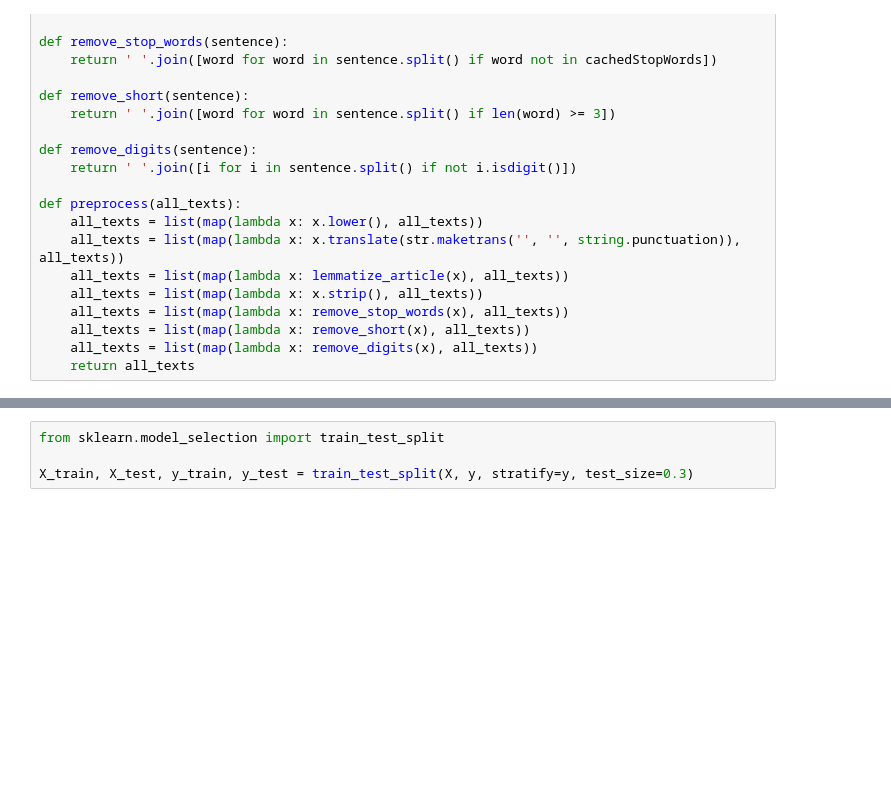
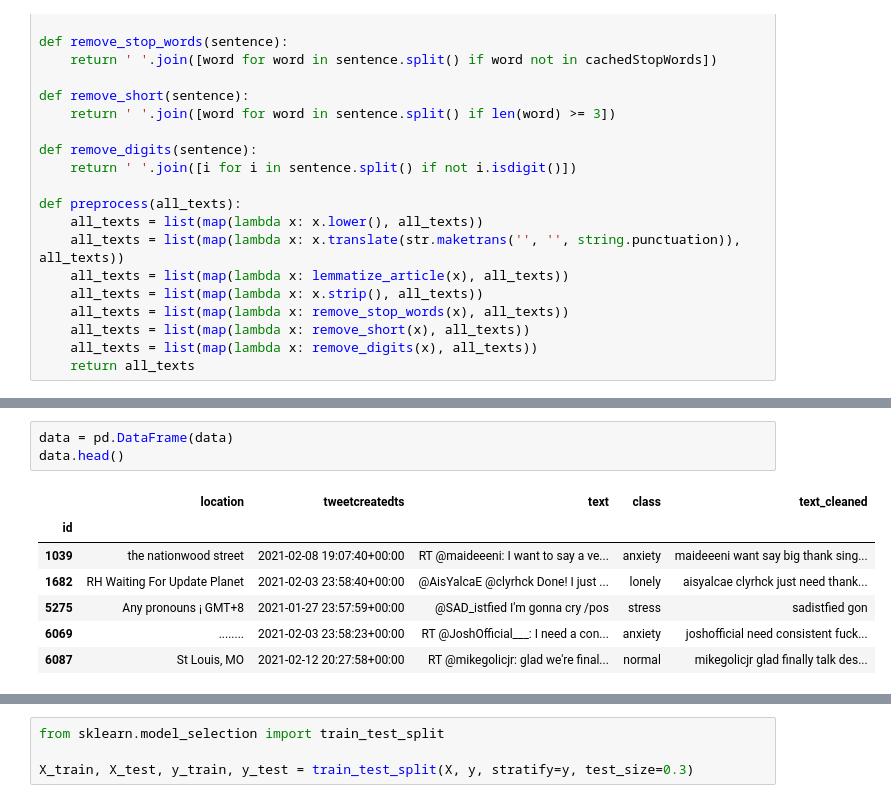
Before and after one commit to Fatmakaram97/Masters-graduation-project, a Jupyter notebook: trial 1 - English - Fatma.ipynb, the cells around one changed output, grey strips where cells are left out. Cells and saved outputs as stored; diff of their text form; blank space fills up the shorter version.

```diff
--- a/trial 1 - English - Fatma.ipynb
+++ b/trial 1 - English - Fatma.ipynb
@@ -123,3 +172,14 @@ data
+# %%
+data = pd.DataFrame(data)
+data.head()
+# %% [output]
+|  | location | tweetcreatedts | text | class | text_cleaned |
+| id |  |  |  |  |  |
+| 1039 | the nationwood street | 2021-02-08 19:07:40+00:00 | RT @maideeeni: I want to say a ve... | anxiety | maideeeni want say big thank sing... |
+| 1682 | RH Waiting For Update Planet | 2021-02-03 23:58:40+00:00 | @AisYalcaE @clyrhck Done! I just ... | lonely | aisyalcae clyrhck just need thank... |
+| 5275 | Any pronouns ¡ GMT+8 | 2021-01-27 23:57:59+00:00 | @SAD_istfied I'm gonna cry /pos | stress | sadistfied gon |
+| 6069 | ........ | 2021-02-03 23:58:23+00:00 | RT @JoshOfficial___: I need a con... | anxiety | joshofficial need consistent fuck... |
+| 6087 | St Louis, MO | 2021-02-12 20:27:58+00:00 | RT @mikegolicjr: glad we're final... | normal | mikegolicjr glad finally talk des... |
 # %%
 from wordcloud import WordCloud,STOPWORDS
 
```
Also changed, not shown: parts of 12 cells of this notebook.
